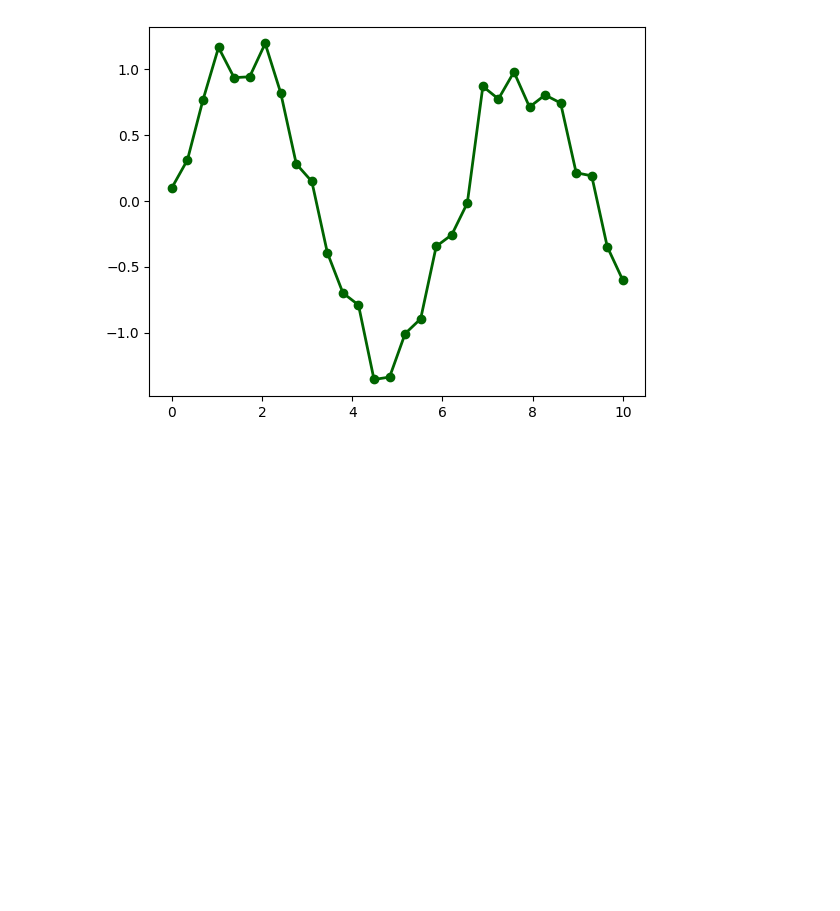
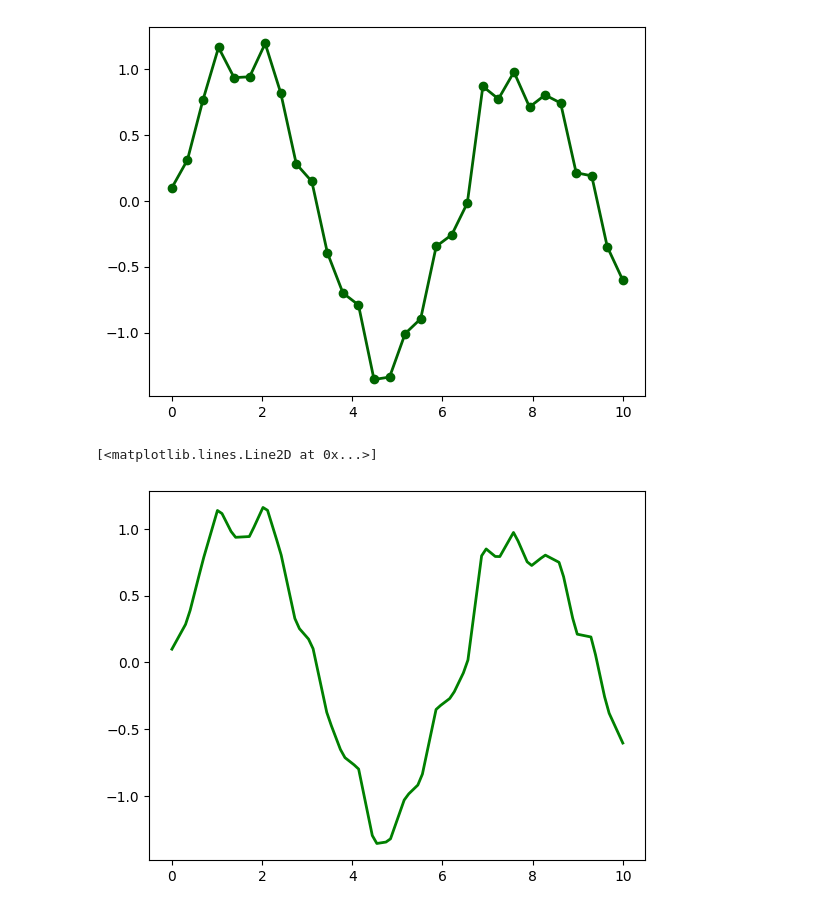
Before and after one commit to rvigneshwaran/datascience-implementations, a Jupyter notebook: 01-data-science-fundamentals/02-statistical-data-visualization/02-matplotlib-visualization/01-line-plot/01-line-plot.ipynb, the cells around one changed output. Cells and saved outputs as stored; diff of their text form; code cells hidden in the pictures; blank space fills up the shorter version.

Commit message:
Exploring Options in Line Plot

```diff
--- a/01-data-science-fundamentals/02-statistical-data-visualization/02-matplotlib-visualization/01-line-plot/01-line-plot.ipynb
+++ b/01-data-science-fundamentals/02-statistical-data-visualization/02-matplotlib-visualization/01-line-plot/01-line-plot.ipynb
@@ -196,3 +196,11 @@ plt.plot(x, y, label='Sin(x) + Noise', color='darkgreen', marker='o', linestyle=
 plt.savefig('line_plot_example.png', dpi=300, bbox_inches='tight')
 # %% [output]
 [figure]
+# %%
+# Example 21: Smoothed Line (Interpolation)
+x_smooth = np.linspace(0, 10, 100)
+y_smooth = np.interp(x_smooth, x, y)
+plt.plot(x_smooth, y_smooth, label='Smoothed Sin(x)', color='green', linewidth=2)
+# %% [output]
+[<matplotlib.lines.Line2D at 0x...>]
+[figure, added]
```
Also changed, not shown: parts of 3 cells of this notebook.
